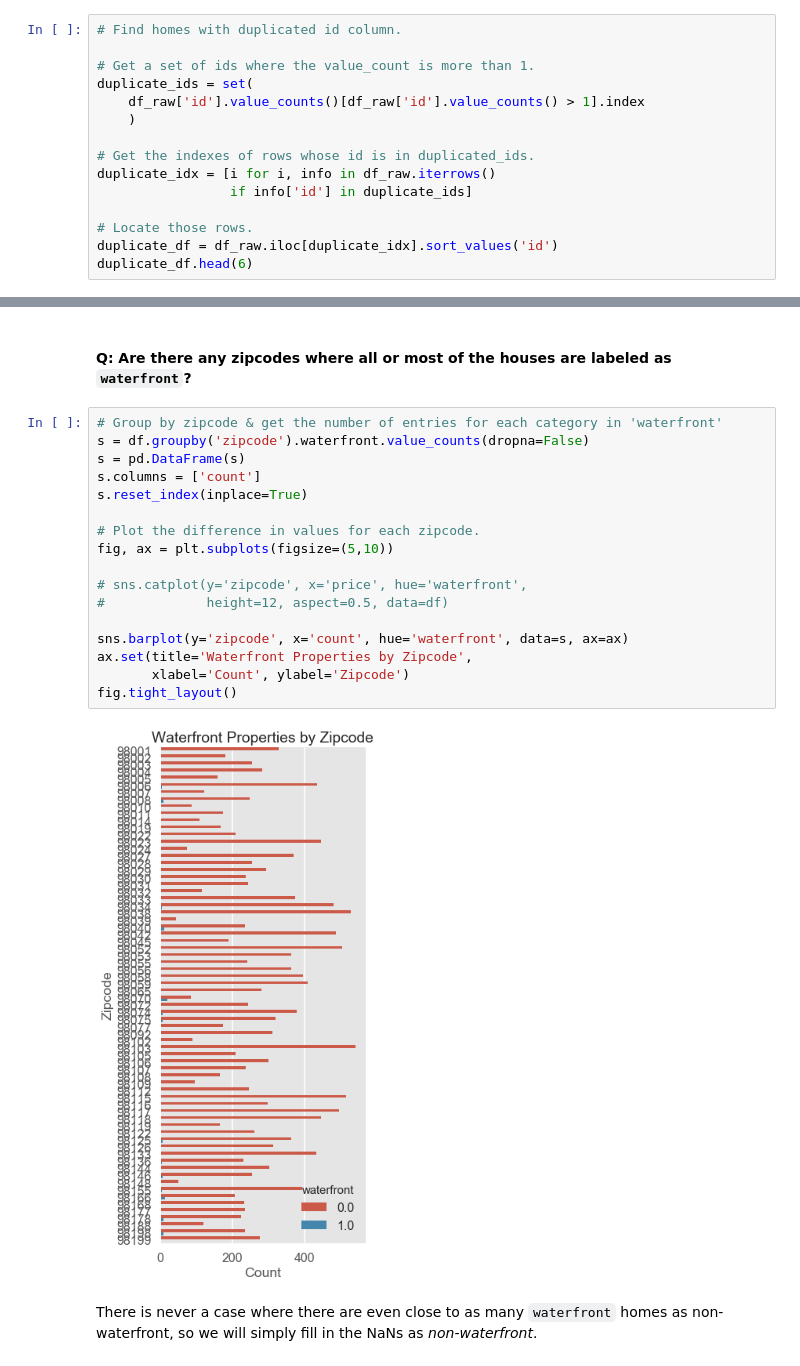
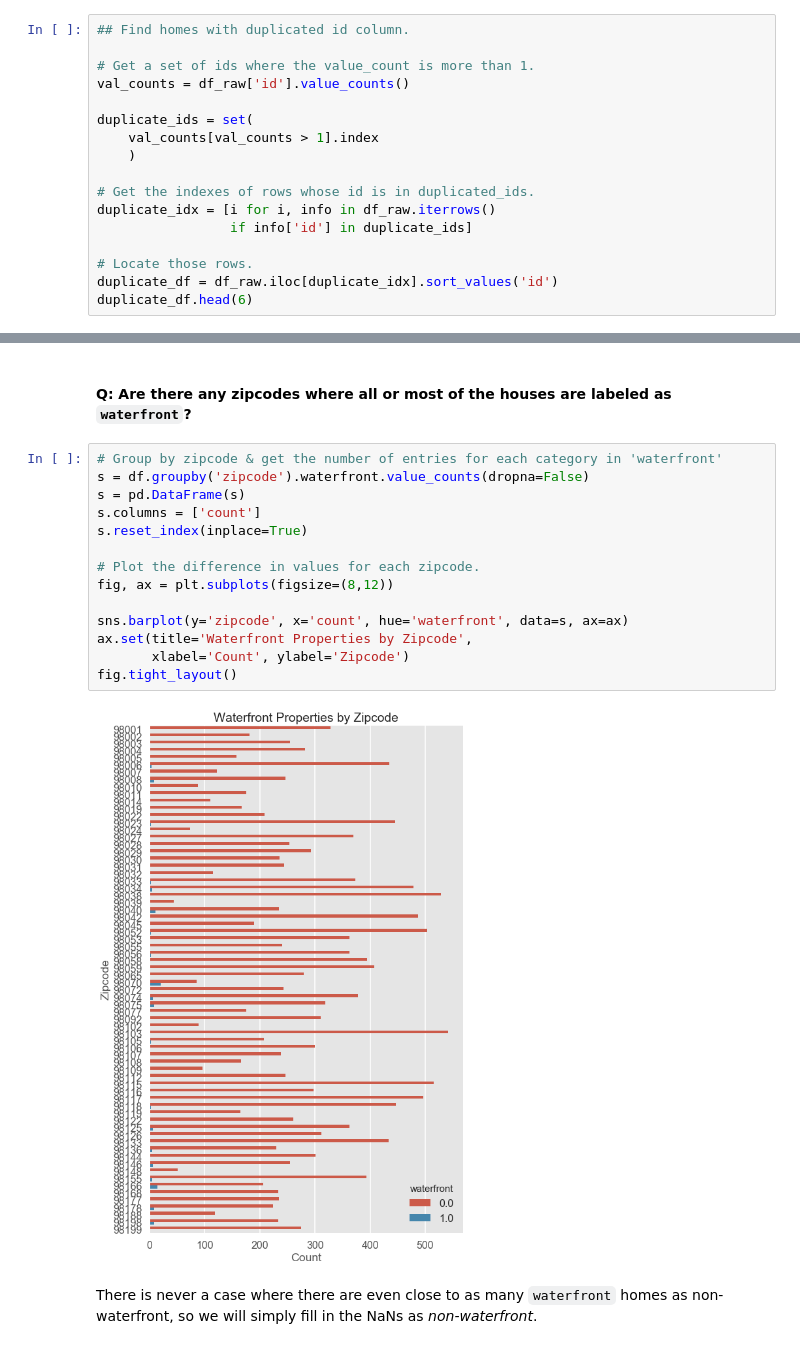
Before and after one commit to cwf231/dsc-mod-2-project-v2-1-onl01-dtsc-pt-041320, a Jupyter notebook: student.ipynb, the cells around one changed output, grey strips where cells are left out. Cells and saved outputs as stored; diff of their text form.

Commit message:
add visualizations, README, presentation

```diff
--- a/student.ipynb
+++ b/student.ipynb
@@ -441,11 +455,13 @@ df_raw['sqft_basement'] = df_raw['sqft_basement'].replace('?', np.nan)
 # %% [markdown]
 And now we figure out what we're dealing with in terms of `id`.
 # %%
-# Find homes with duplicated id column.
+## Find homes with duplicated id column.
 
 # Get a set of ids where the value_count is more than 1.
+val_counts = df_raw['id'].value_counts()
+
 duplicate_ids = set(
-    df_raw['id'].value_counts()[df_raw['id'].value_counts() > 1].index
+    val_counts[val_counts > 1].index
     )
 
 # Get the indexes of rows whose id is in duplicated_ids.
@@ -733,22 +749,19 @@ As a generality, it looks like the NaN houses from this sample are inland compar
 # %%
 # Group by zipcode & get the number of entries for each category in 'waterfront'
 s = df.groupby('zipcode').waterfront.value_counts(dropna=False)
 s = pd.DataFrame(s)
 s.columns = ['count']
 s.reset_index(inplace=True)
 
 # Plot the difference in values for each zipcode.
-fig, ax = plt.subplots(figsize=(5,10))
-
-# sns.catplot(y='zipcode', x='price', hue='waterfront',
-#             height=12, aspect=0.5, data=df)
+fig, ax = plt.subplots(figsize=(8,12))
 
 sns.barplot(y='zipcode', x='count', hue='waterfront', data=s, ax=ax)
 ax.set(title='Waterfront Properties by Zipcode',
        xlabel='Count', ylabel='Zipcode')
 fig.tight_layout()
 # %% [output]
-[figure, old version]
+[figure, new version]
 # %% [markdown]
 There is never a case where there are even close to as many `waterfront` homes as non-waterfront, so we will simply fill in the NaNs as *non-waterfront*.
 # %%
```
Also changed, not shown: parts of 45 cells of this notebook, 31 other files.
